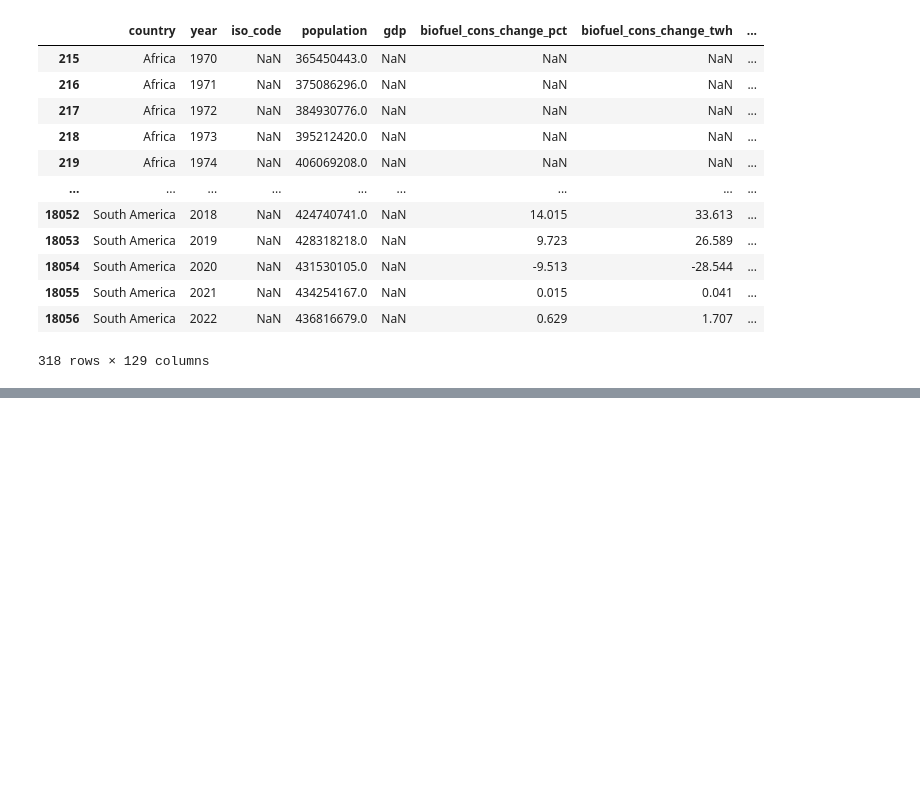
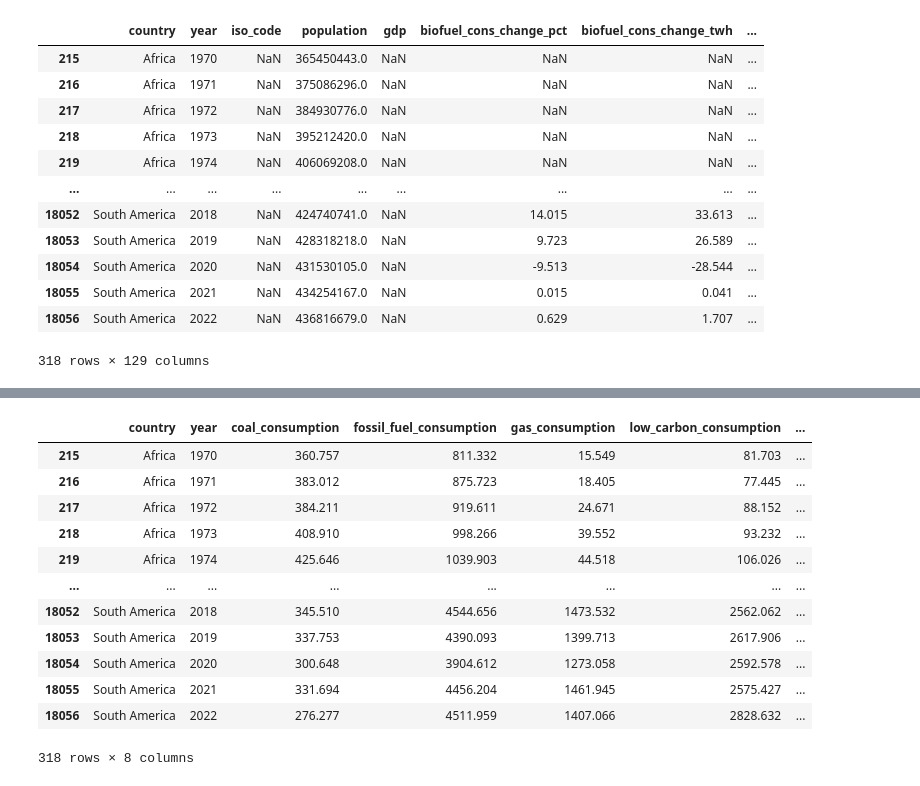
Before and after one commit to skythelimitdt/data_analytics_proj1, a Jupyter notebook: sezer1.ipynb, the cells around one changed output, grey strips where cells are left out. Saved outputs shown, nothing was run; the diff lists cells and outputs as text; code cells hidden in the pictures; blank space fills up the shorter version.

```diff
--- a/eylem.ipynb
+++ b/sezer1.ipynb
@@ -236,0 +242,17 @@ energy_mix_plot
+# %%
+non_renewable_energy_df=six_continents.loc[:,["country", "year", "coal_consumption", "fossil_fuel_consumption","gas_consumption","low_carbon_consumption","nuclear_consumption","oil_consumption"]]
+non_renewable_energy_df
+# %% [output]
+|  | country | year | coal_consumption | fossil_fuel_consumption | gas_consumption | low_carbon_consumption | ... |
+| 215 | Africa | 1970 | 360.757 | 811.332 | 15.549 | 81.703 | ... |
+| 216 | Africa | 1971 | 383.012 | 875.723 | 18.405 | 77.445 | ... |
+| 217 | Africa | 1972 | 384.211 | 919.611 | 24.671 | 88.152 | ... |
+| 218 | Africa | 1973 | 408.910 | 998.266 | 39.552 | 93.232 | ... |
+| 219 | Africa | 1974 | 425.646 | 1039.903 | 44.518 | 106.026 | ... |
+| ... | ... | ... | ... | ... | ... | ... | ... |
+| 18052 | South America | 2018 | 345.510 | 4544.656 | 1473.532 | 2562.062 | ... |
+| 18053 | South America | 2019 | 337.753 | 4390.093 | 1399.713 | 2617.906 | ... |
+| 18054 | South America | 2020 | 300.648 | 3904.612 | 1273.058 | 2592.578 | ... |
+| 18055 | South America | 2021 | 331.694 | 4456.204 | 1461.945 | 2575.427 | ... |
+| 18056 | South America | 2022 | 276.277 | 4511.959 | 1407.066 | 2828.632 | ... |
+318 rows × 8 columns
```
Also changed, not shown: parts of 8 cells of this notebook.
